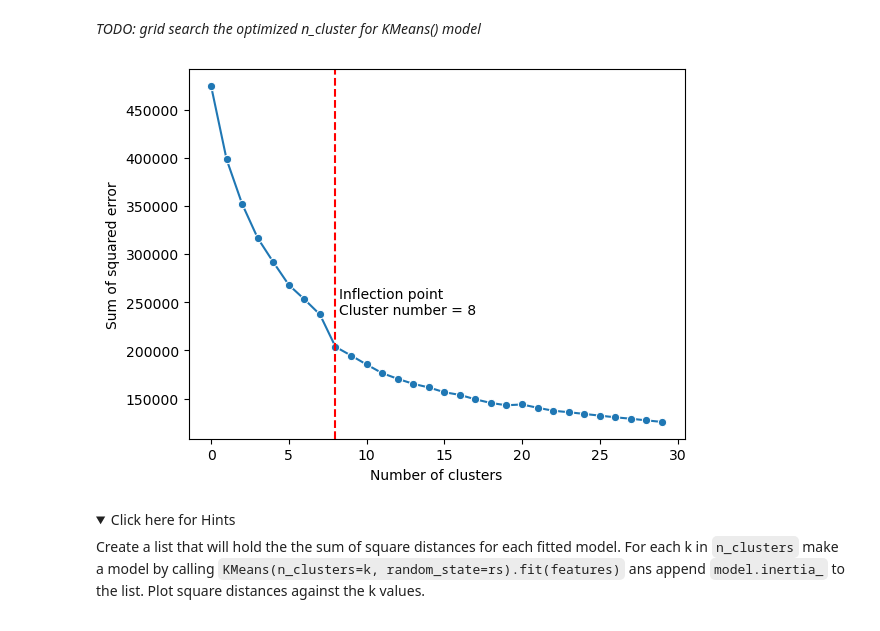
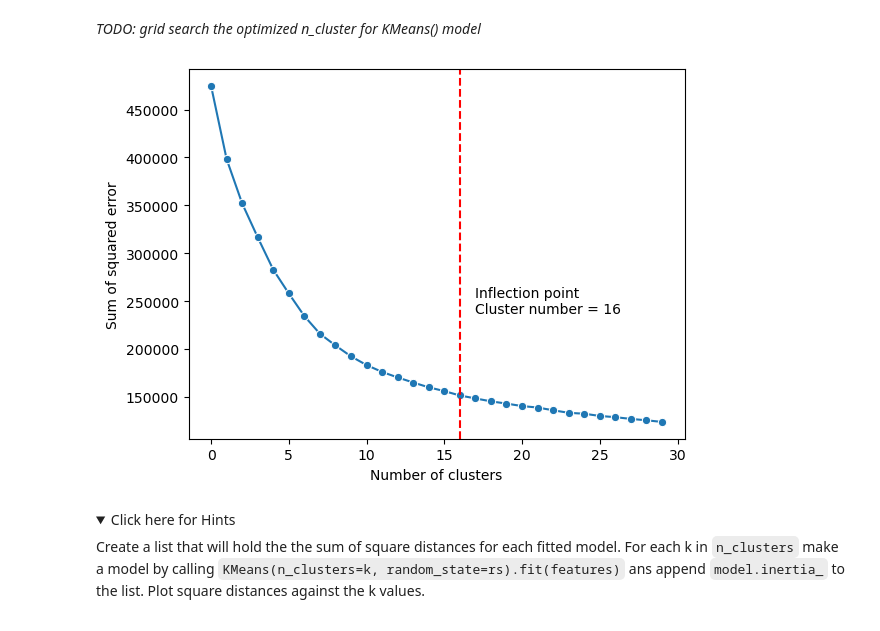
Before and after one commit to ToNguyenNgocNguyen/IBM_Machine_Learning_Professional_Certificate, a Jupyter notebook: 6_Machine_Learning_Capstone/Week_3/lab3_jupyter_content_clustering.ipynb, the cells around one changed output. Drawn from its saved outputs; the diff is of its cells as text; code cells hidden in the pictures; folded sections open.

```diff
--- a/6_Machine_Learning_Capstone/Week_3/lab3_jupyter_content_clustering.ipynb
+++ b/6_Machine_Learning_Capstone/Week_3/lab3_jupyter_content_clustering.ipynb
@@ -199,18 +199,18 @@ _TODO: grid search the optimized n_cluster for KMeans() model_
 
 inertia = []
 for n in list(range(1, 31)):
-    k_means = KMeans(n_clusters=n, random_state=rs, n_init='auto')
+    k_means = KMeans(n_clusters=n, random_state=rs, n_init=10)
     k_means.fit(features)
     inertia.append(k_means.inertia_)
 # %%
 sns.lineplot(pd.DataFrame(inertia), markers=True, legend=False)
 plt.xlabel('Number of clusters')
 plt.ylabel('Sum of squared error')
-plt.axvline(x=8, linestyle='--', color='r')
-plt.text(8.2, 250000, "Inflection point\nCluster number = 8", rotation=0, verticalalignment='center')
+plt.axvline(x=16, linestyle='--', color='r')
+plt.text(17, 250000, "Inflection point\nCluster number = 16", rotation=0, verticalalignment='center')
 plt.show()
 # %% [output]
-[figure, old version]
+[figure, new version]
 # %% [markdown]
 <details>
     <summary>Click here for Hints</summary>
```
Also changed, not shown: parts of 8 cells of this notebook, 2 other files.
